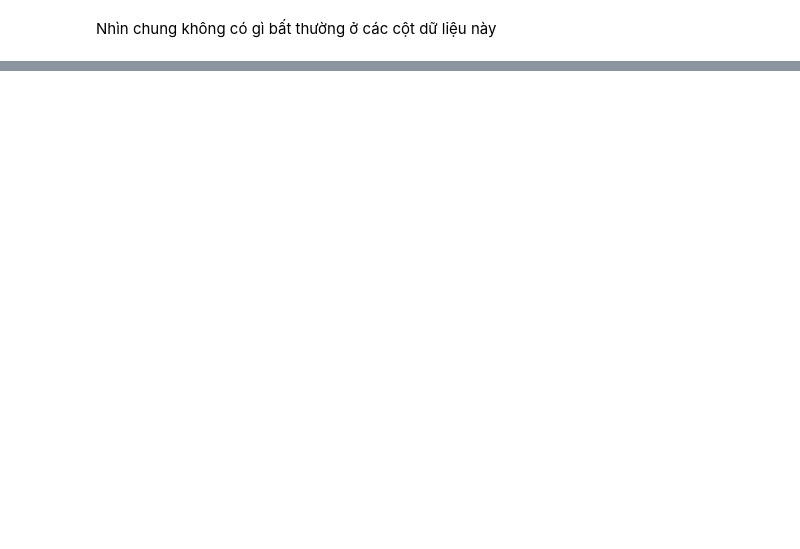
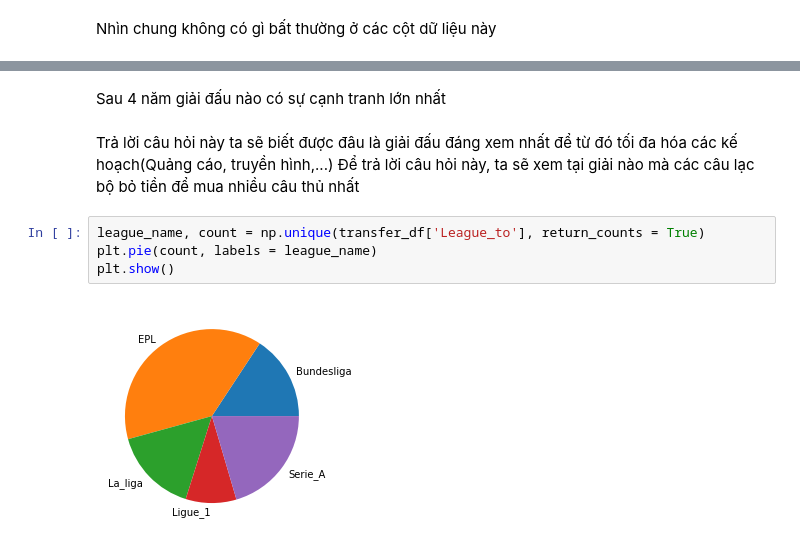
Before and after one commit to datpham2001/P4DS-CQ19-FinalProject, a Jupyter notebook: final-project.ipynb, the cells around one changed output, grey strips where cells are left out. Saved outputs shown, nothing was run; the diff lists cells and outputs as text; blank space fills up the shorter version.

```diff
--- a/final-project.ipynb
+++ b/final-project.ipynb
@@ -157,0 +173,11 @@ Nhìn chung không có gì bất thường ở các cột dữ liệu này
+# %% [markdown]
+Sau 4 năm giải đấu nào có sự cạnh tranh lớn nhất
+# %% [markdown]
+Trả lời câu hỏi này ta sẽ biết được đâu là giải đấu đáng xem nhất để từ đó tối đa hóa các kế hoạch(Quảng cáo, truyền hình,...)
+Để trả lời câu hỏi này, ta sẽ xem tại giải nào mà các câu lạc bộ bỏ tiền để mua nhiều câu thủ nhất
+# %%
+league_name, count = np.unique(transfer_df['League_to'], return_counts = True)
+plt.pie(count, labels = league_name)
+plt.show()
+# %% [output]
+[figure, added]
```
Also changed, not shown: parts of 9 cells of this notebook.
